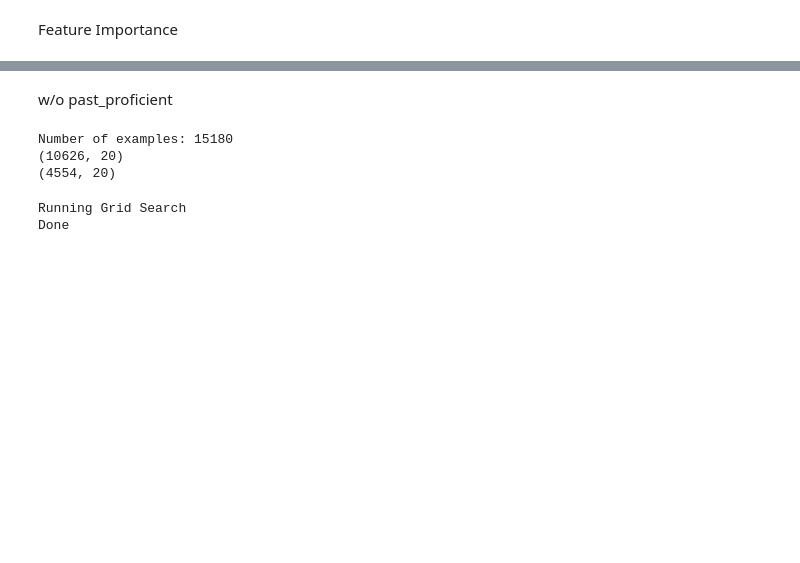
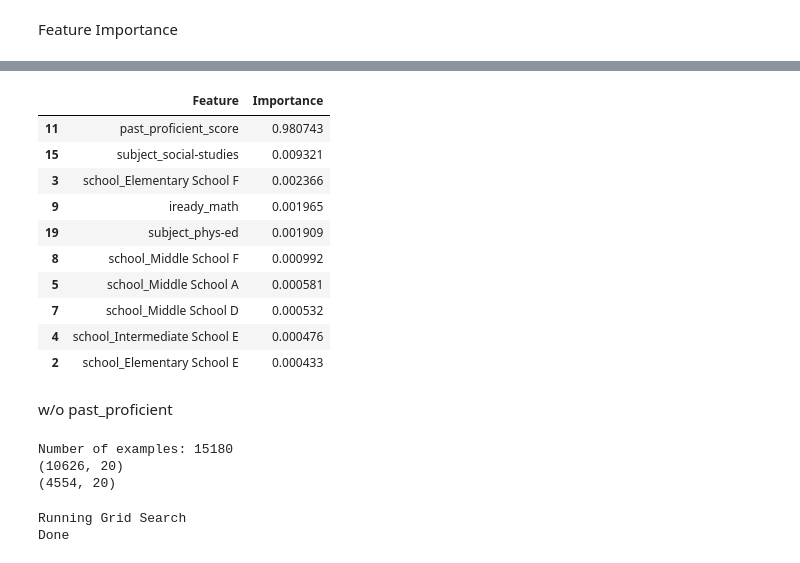
Before and after one commit to level-data-1a/predicting-proficiency, a Jupyter notebook: DecisionTree/ScantronReading_encoded.ipynb, the cells around one changed output, grey strips where cells are left out. Cells and saved outputs as stored; diff of their text form; code cells hidden in the pictures; blank space fills up the shorter version.

```diff
--- a/DecisionTree/ScantronReading_encoded.ipynb
+++ b/DecisionTree/ScantronReading_encoded.ipynb
@@ -241,4 +276,18 @@ print(importance_dfRead)
 20           subject_career-prep    0.000000
+# %%
+importance_dfRead.head(10)
+# %% [output]
+|  | Feature | Importance |
+| 11 | past_proficient_score | 0.980743 |
+| 15 | subject_social-studies | 0.009321 |
+| 3 | school_Elementary School F | 0.002366 |
+| 9 | iready_math | 0.001965 |
+| 19 | subject_phys-ed | 0.001909 |
+| 8 | school_Middle School F | 0.000992 |
+| 5 | school_Middle School A | 0.000581 |
+| 7 | school_Middle School D | 0.000532 |
+| 4 | school_Intermediate School E | 0.000476 |
+| 2 | school_Elementary School E | 0.000433 |
 # %% [markdown]
 w/o past_proficient
 # %%
```
Also changed, not shown: parts of 7 cells of this notebook, 4 other files.
